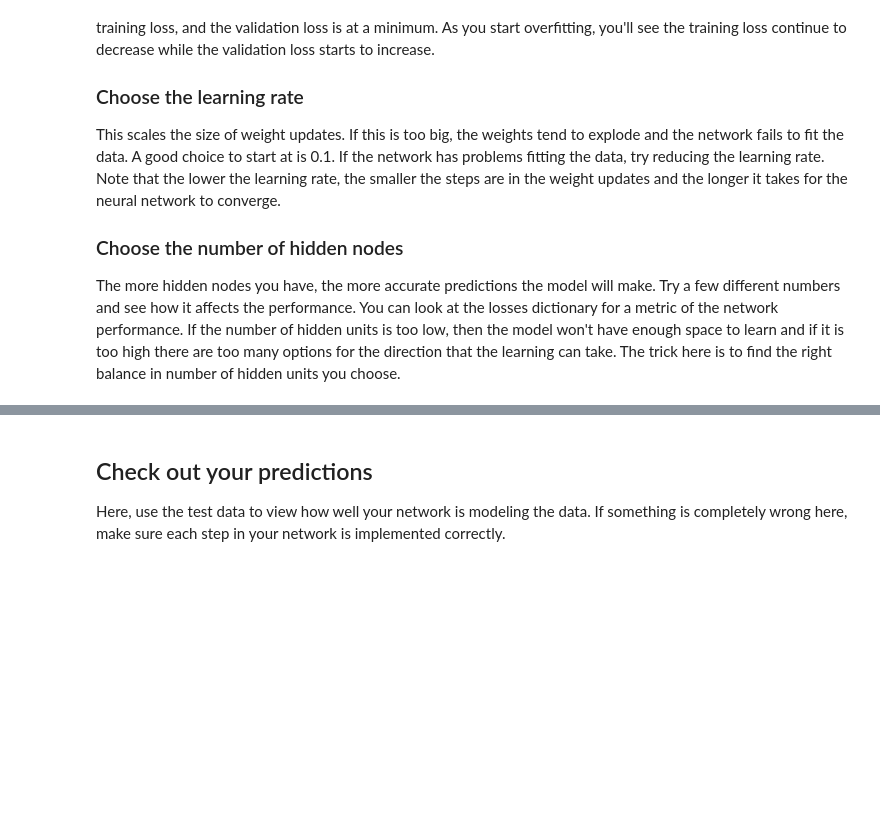
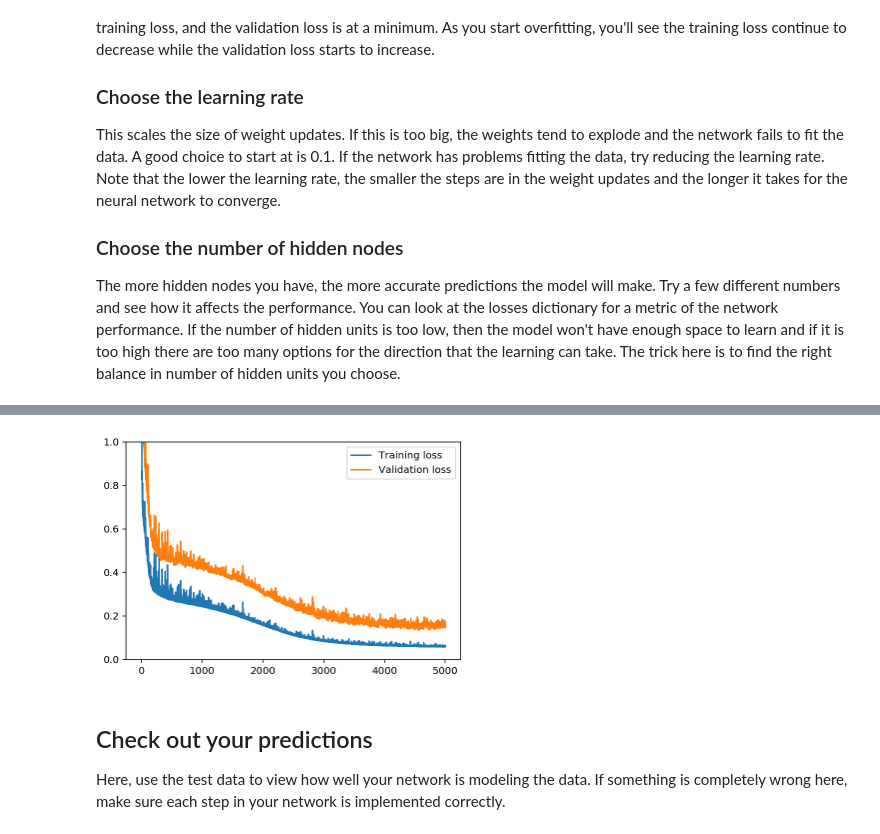
Before and after one commit to kuo77122/deep-learning-nd, a Jupyter notebook: Project1-First-Neural-Network/DLND Your first neural network.ipynb, the cells around one changed output, grey strips where cells are left out. Cells and saved outputs as stored; diff of their text form; code cells hidden in the pictures; blank space fills up the shorter version.

```diff
--- a/Project1-First-Neural-Network/DLND Your first neural network.ipynb
+++ b/Project1-First-Neural-Network/DLND Your first neural network.ipynb
@@ -338,8 +388,10 @@ for ii in range(iterations):
 # %%
 plt.plot(losses['train'], label='Training loss')
 plt.plot(losses['validation'], label='Validation loss')
 plt.legend()
-_ = plt.ylim()
+_ = plt.ylim(ymax = 1, ymin = 0)
+# %% [output]
+[figure, added]
 # %% [markdown]
 ## Check out your predictions
 
```
Also changed, not shown: parts of 9 cells of this notebook.
